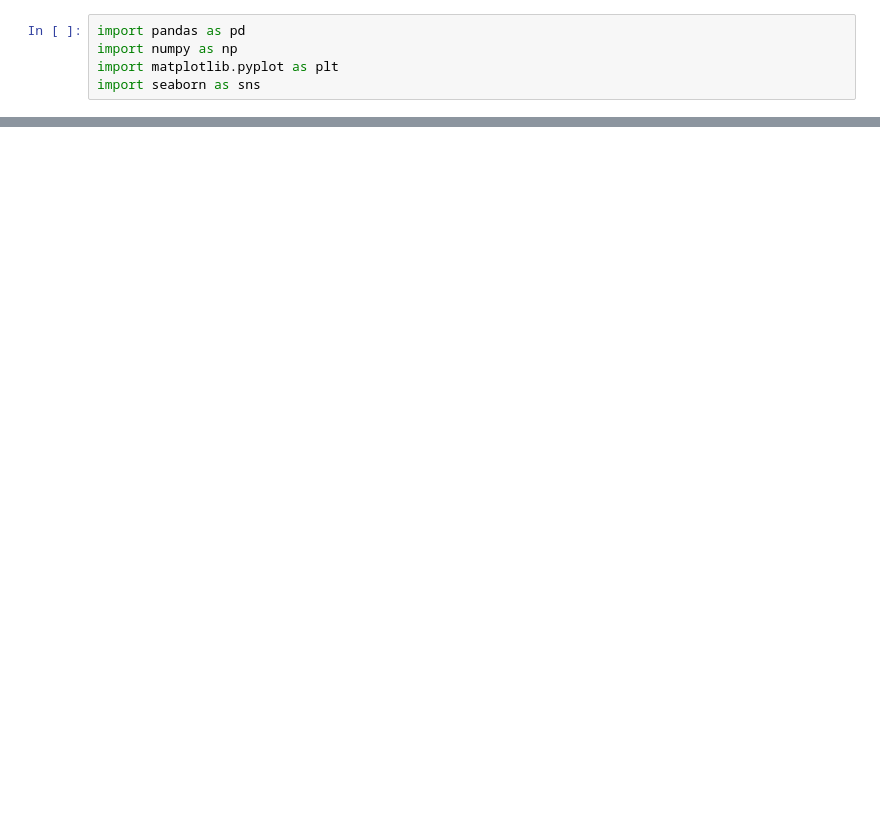
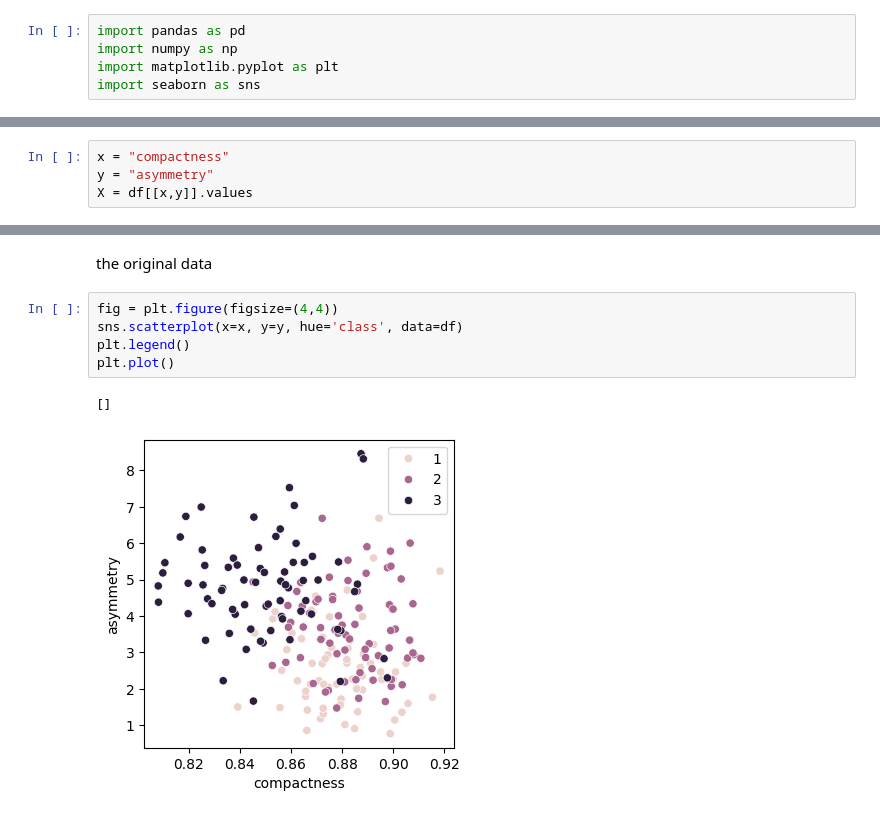
Before and after one commit to HelloKeerthana/KMeans_featureChoosing, a Jupyter notebook: CF2.ipynb, the cells around one changed output, grey strips where cells are left out. Drawn from its saved outputs; the diff is of its cells as text; blank space fills up the shorter version.

```diff
--- a/CF2.ipynb
+++ b/CF2.ipynb
@@ -10,0 +52,4 @@ FileNotFoundError: [Errno 2] No such file or directory: 'seeds_dataset.txt'
+# %%
+x = "compactness"
+y = "asymmetry"
+X = df[[x,y]].values
@@ -10,0 +72,10 @@ FileNotFoundError: [Errno 2] No such file or directory: 'seeds_dataset.txt'
+# %% [markdown]
+the original data
+# %%
+fig = plt.figure(figsize=(4,4))
+sns.scatterplot(x=x, y=y, hue='class', data=df)
+plt.legend()
+plt.plot()
+# %% [output]
+[]
+[figure, added]
```
Also changed, not shown: parts of 11 cells of this notebook.
